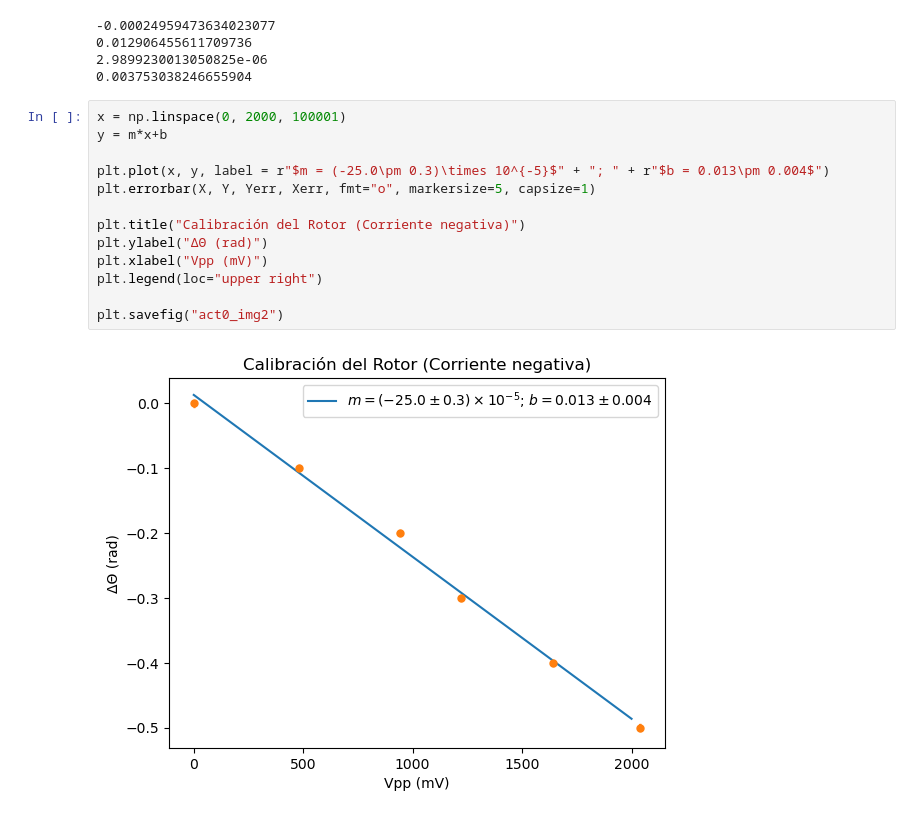
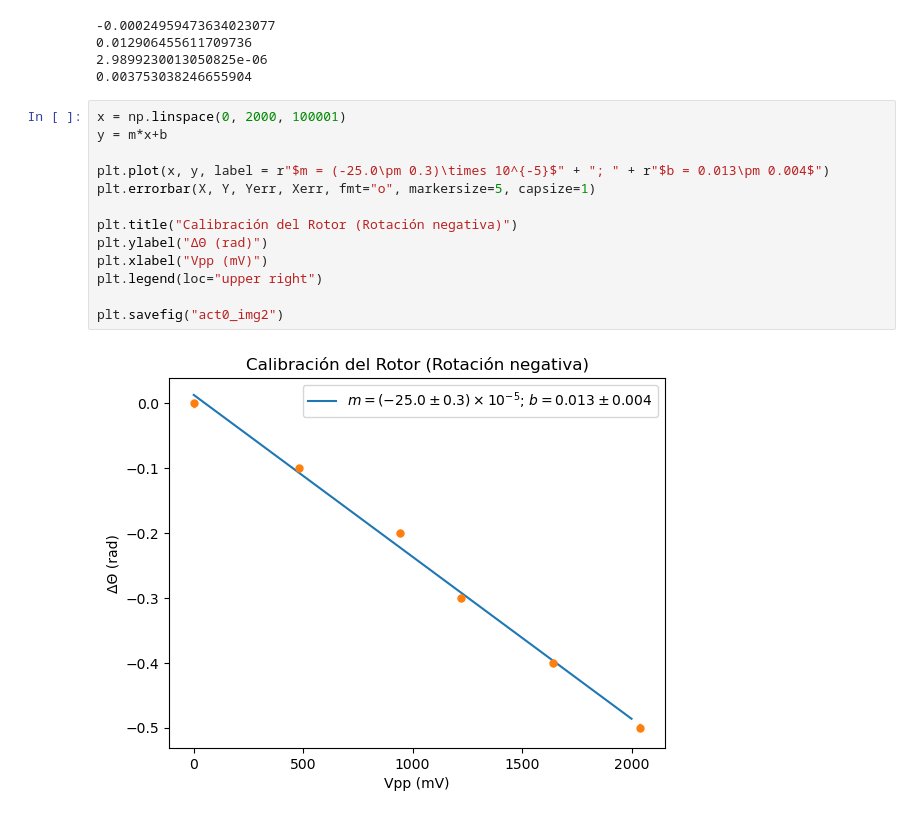
Before and after one commit to lsperezm/Intermedio, a Jupyter notebook: 6. Oscilador Torsional/code/Act 0.ipynb, the cells around one changed output. Cells and saved outputs as stored; diff of their text form.

```diff
--- a/6. Oscilador Torsional/code/Act 0.ipynb
+++ b/6. Oscilador Torsional/code/Act 0.ipynb
@@ -131,18 +131,18 @@ print(b_std_err)
 # %%
 x = np.linspace(0, 2000, 100001)
 y = m*x+b
 
 plt.plot(x, y, label = r"$m = (-25.0\pm 0.3)\times 10^{-5}$" + "; " + r"$b = 0.013\pm 0.004$")
 plt.errorbar(X, Y, Yerr, Xerr, fmt="o", markersize=5, capsize=1)
 
-plt.title("Calibración del Rotor (Corriente negativa)")
+plt.title("Calibración del Rotor (Rotación negativa)")
 plt.ylabel("ΔΘ (rad)")
 plt.xlabel("Vpp (mV)")
 plt.legend(loc="upper right")
 
 plt.savefig("act0_img2")
 # %% [output]
-[figure, old version]
+[figure, new version]
 # %%
 model = m*X+b
 res = (Y - model)/Yerr
```
Also changed, not shown: parts of 1 cell of this notebook, 8 other files.
